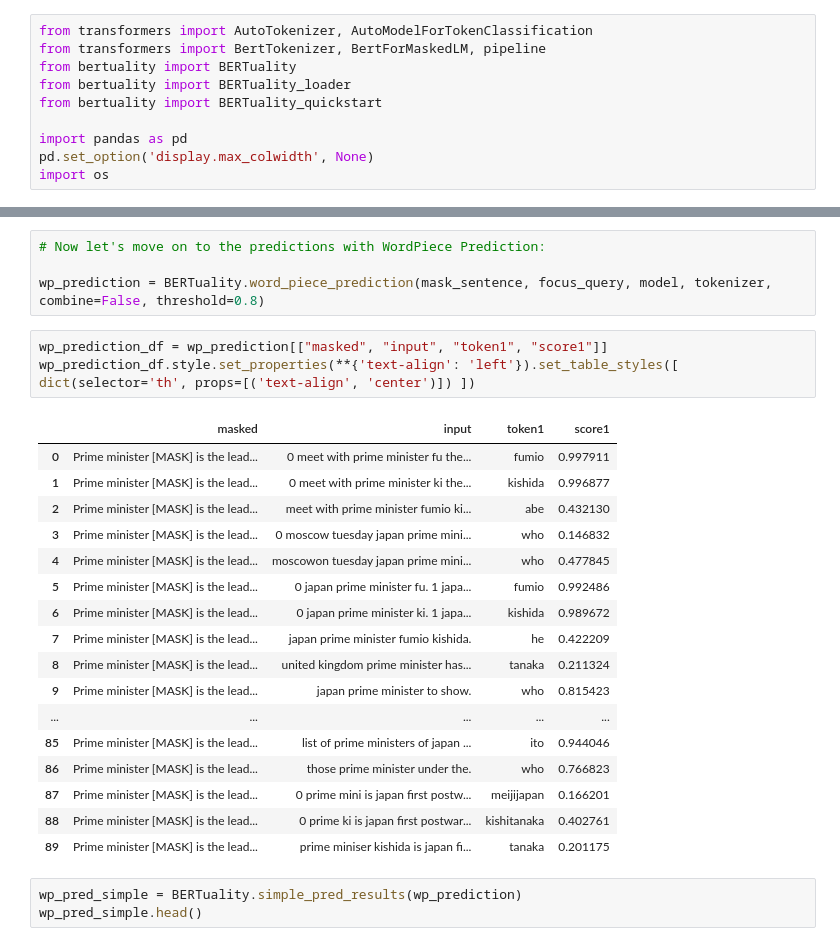
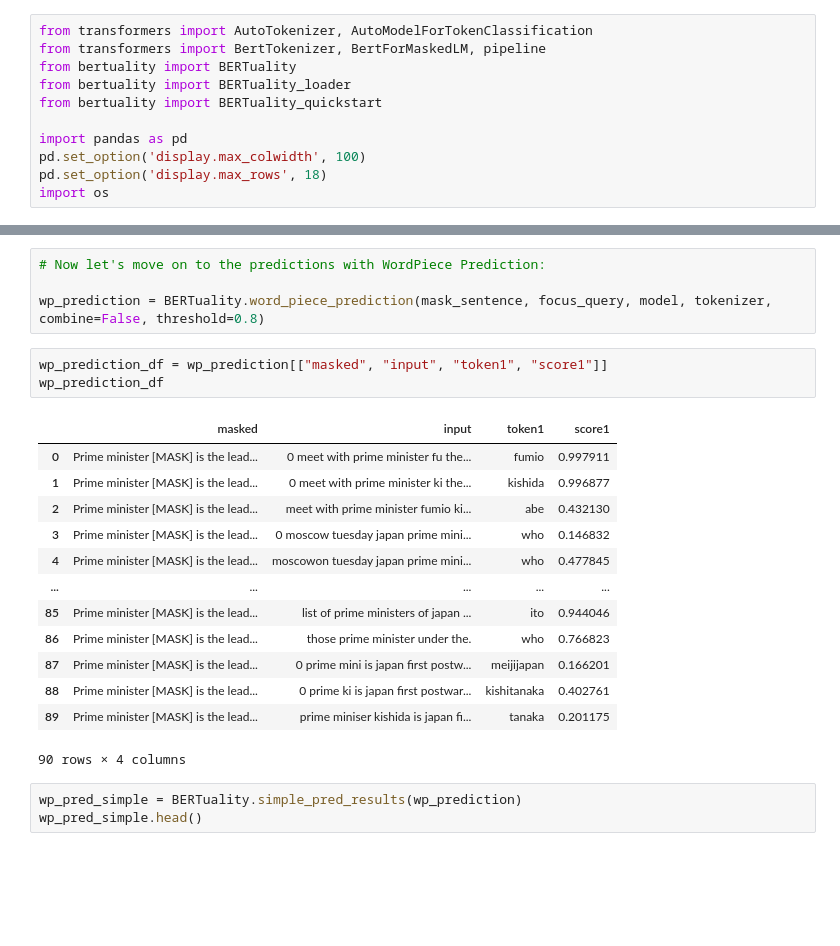
Before and after one commit to SimonKerner/bertuality, a Jupyter notebook: TODO_Notebook.ipynb, the cells around one changed output, grey strips where cells are left out. Drawn from its saved outputs; the diff is of its cells as text; blank space fills up the shorter version.

```diff
--- a/TODO_Notebook.ipynb
+++ b/TODO_Notebook.ipynb
@@ -18,7 +18,8 @@ from bertuality import BERTuality_loader
 from bertuality import BERTuality_quickstart
 
 import pandas as pd
-pd.set_option('display.max_colwidth', None)
+pd.set_option('display.max_colwidth', 100)
+pd.set_option('display.max_rows', 18)
 import os
 # %% [markdown]
 <p style='text-align: justify;'>Additionally, we need to define a path to our BERTuality package and need to import our pre-saved and pre-trained model. This pre-trained model is equal to "bert-based-uncased". While it is also possible to easily import models via the Hugginface API, we also saved it into the package files. </p>
@@ -469,25 +461,21 @@ Sentences for Block Nr. 0
 wp_prediction = BERTuality.word_piece_prediction(mask_sentence, focus_query, model, tokenizer, combine=False, threshold=0.8)
 # %%
 wp_prediction_df = wp_prediction[["masked", "input", "token1", "score1"]]
-wp_prediction_df.style.set_properties(**{'text-align': 'left'}).set_table_styles([ dict(selector='th', props=[('text-align', 'center')]) ])
+wp_prediction_df
 # %% [output]
 |  | masked | input | token1 | score1 |
 | 0 | Prime minister [MASK] is the lead... | 0 meet with prime minister fu the... | fumio | 0.997911 |
 | 1 | Prime minister [MASK] is the lead... | 0 meet with prime minister ki the... | kishida | 0.996877 |
 | 2 | Prime minister [MASK] is the lead... | meet with prime minister fumio ki... | abe | 0.432130 |
 | 3 | Prime minister [MASK] is the lead... | 0 moscow tuesday japan prime mini... | who | 0.146832 |
 | 4 | Prime minister [MASK] is the lead... | moscowon tuesday japan prime mini... | who | 0.477845 |
-| 5 | Prime minister [MASK] is the lead... | 0 japan prime minister fu. 1 japa... | fumio | 0.992486 |
-| 6 | Prime minister [MASK] is the lead... | 0 japan prime minister ki. 1 japa... | kishida | 0.989672 |
-| 7 | Prime minister [MASK] is the lead... | japan prime minister fumio kishida. | he | 0.422209 |
-| 8 | Prime minister [MASK] is the lead... | united kingdom prime minister has... | tanaka | 0.211324 |
-| 9 | Prime minister [MASK] is the lead... | japan prime minister to show. | who | 0.815423 |
 | ... | ... | ... | ... | ... |
 | 85 | Prime minister [MASK] is the lead... | list of prime ministers of japan ... | ito | 0.944046 |
 | 86 | Prime minister [MASK] is the lead... | those prime minister under the. | who | 0.766823 |
 | 87 | Prime minister [MASK] is the lead... | 0 prime mini is japan first postw... | meijijapan | 0.166201 |
 | 88 | Prime minister [MASK] is the lead... | 0 prime ki is japan first postwar... | kishitanaka | 0.402761 |
 | 89 | Prime minister [MASK] is the lead... | prime miniser kishida is japan fi... | tanaka | 0.201175 |
+90 rows × 4 columns
 # %%
 wp_pred_simple = BERTuality.simple_pred_results(wp_prediction)
 wp_pred_simple.head()
```
Also changed, not shown: parts of 8 cells of this notebook.
